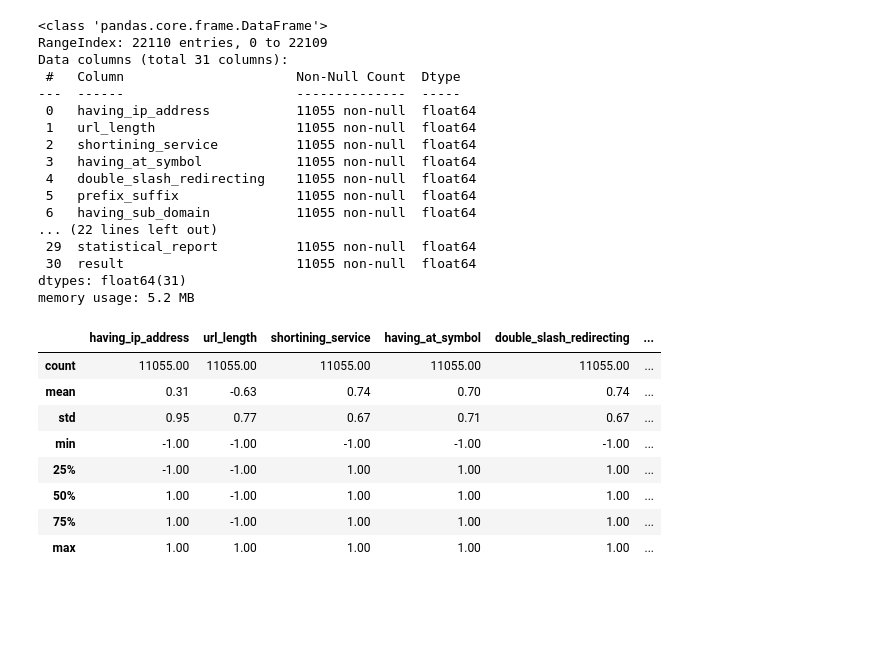
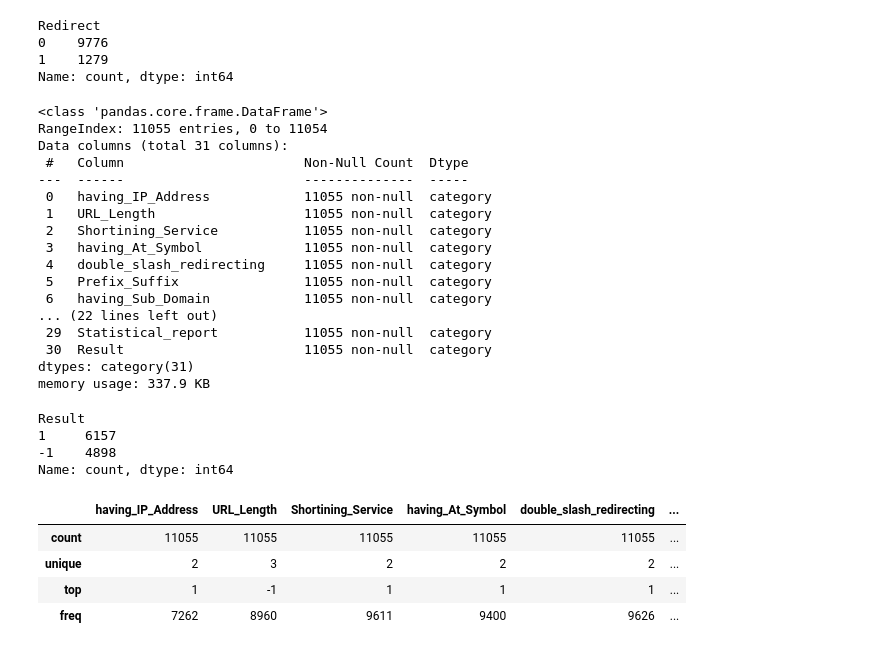
Before and after one commit to giulliabraga/magic-crisp-dm, a Jupyter notebook: notebooks/eda_phishing_websites.ipynb, the cells around one changed output. Cells and saved outputs as stored; diff of their text form; code cells hidden in the pictures; blank space fills up the shorter version.

Commit message:
Getting familiar with the dataset. Progress with the EDA.

```diff
--- a/notebooks/eda_phishing_websites.ipynb
+++ b/notebooks/eda_phishing_websites.ipynb
@@ -54,0 +11,11 @@ dataset.head()
+# %%
+with open('../data/phishing-dataset.arff', 'r') as f:
+    lines = f.readlines()
+
+data_lines = [line.strip() for line in lines if not line.startswith('@') and line.strip()]
+
+data = [line.split(',') for line in data_lines]
+col_names = [line.split()[1] for line in lines if line.startswith('@attribute')]
+dataset = pd.DataFrame(data, columns=col_names)
+
+dataset.head()
@@ -55,20 +30,29 @@ dataset.head()
+# %%
+dataset['Redirect'].value_counts()
+# %% [output]
+Redirect
+0    9776
+1    1279
+Name: count, dtype: int64
+# %%
+dataset = dataset.astype('category')
 # %%
 dataset.info()
 # %% [output]
 <class 'pandas.core.frame.DataFrame'>
-RangeIndex: 22110 entries, 0 to 22109
+RangeIndex: 11055 entries, 0 to 11054
 Data columns (total 31 columns):
- #   Column                      Non-Null Count  Dtype
----  ------                      --------------  -----
- 0   having_ip_address           11055 non-null  float64
- 1   url_length                  11055 non-null  float64
- 2   shortining_service          11055 non-null  float64
- 3   having_at_symbol            11055 non-null  float64
- 4   double_slash_redirecting    11055 non-null  float64
- 5   prefix_suffix               11055 non-null  float64
- 6   having_sub_domain           11055 non-null  float64
+ #   Column                       Non-Null Count  Dtype
+---  ------                       --------------  -----
+ 0   having_IP_Address            11055 non-null  category
+ 1   URL_Length                   11055 non-null  category
+ 2   Shortining_Service           11055 non-null  category
+ 3   having_At_Symbol             11055 non-null  category
+ 4   double_slash_redirecting     11055 non-null  category
+ 5   Prefix_Suffix                11055 non-null  category
+ 6   having_Sub_Domain            11055 non-null  category
 ... (22 lines left out)
- 29  statistical_report          11055 non-null  float64
- 30  result                      11055 non-null  float64
-dtypes: float64(31)
-memory usage: 5.2 MB
+ 29  Statistical_report           11055 non-null  category
+ 30  Result                       11055 non-null  category
+dtypes: category(31)
+memory usage: 337.9 KB
@@ -77,12 +59,15 @@ num_features = dataset.select_dtypes(include=np.number)
+# %%
+dataset['Result'].value_counts()
+# %% [output]
+Result
+1     6157
+-1    4898
+Name: count, dtype: int64
 # %%
-num_features.describe().style.format(precision=2)
+dataset.describe().style.format(precision=2)
 # %% [output]
-|  | having_ip_address | url_length | shortining_service | having_at_symbol | double_slash_redirecting | ... |
-| count | 11055.00 | 11055.00 | 11055.00 | 11055.00 | 11055.00 | ... |
-| mean | 0.31 | -0.63 | 0.74 | 0.70 | 0.74 | ... |
-| std | 0.95 | 0.77 | 0.67 | 0.71 | 0.67 | ... |
-| min | -1.00 | -1.00 | -1.00 | -1.00 | -1.00 | ... |
-| 25% | -1.00 | -1.00 | 1.00 | 1.00 | 1.00 | ... |
-| 50% | 1.00 | -1.00 | 1.00 | 1.00 | 1.00 | ... |
-| 75% | 1.00 | -1.00 | 1.00 | 1.00 | 1.00 | ... |
-| max | 1.00 | 1.00 | 1.00 | 1.00 | 1.00 | ... |
+|  | having_IP_Address | URL_Length | Shortining_Service | having_At_Symbol | double_slash_redirecting | ... |
+| count | 11055 | 11055 | 11055 | 11055 | 11055 | ... |
+| unique | 2 | 3 | 2 | 2 | 2 | ... |
+| top | 1 | -1 | 1 | 1 | 1 | ... |
+| freq | 7262 | 8960 | 9611 | 9400 | 9626 | ... |
```
Also changed, not shown: parts of 22 cells of this notebook, 3 other files.
